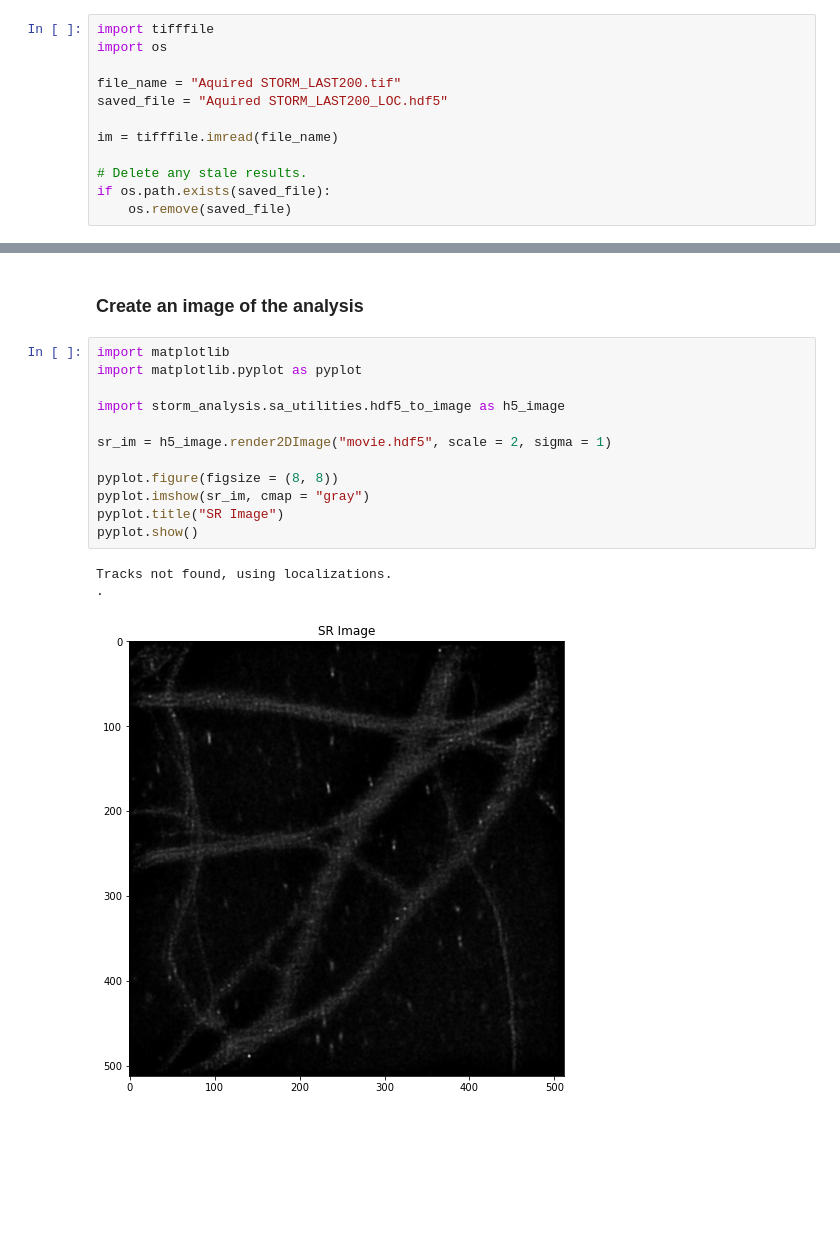
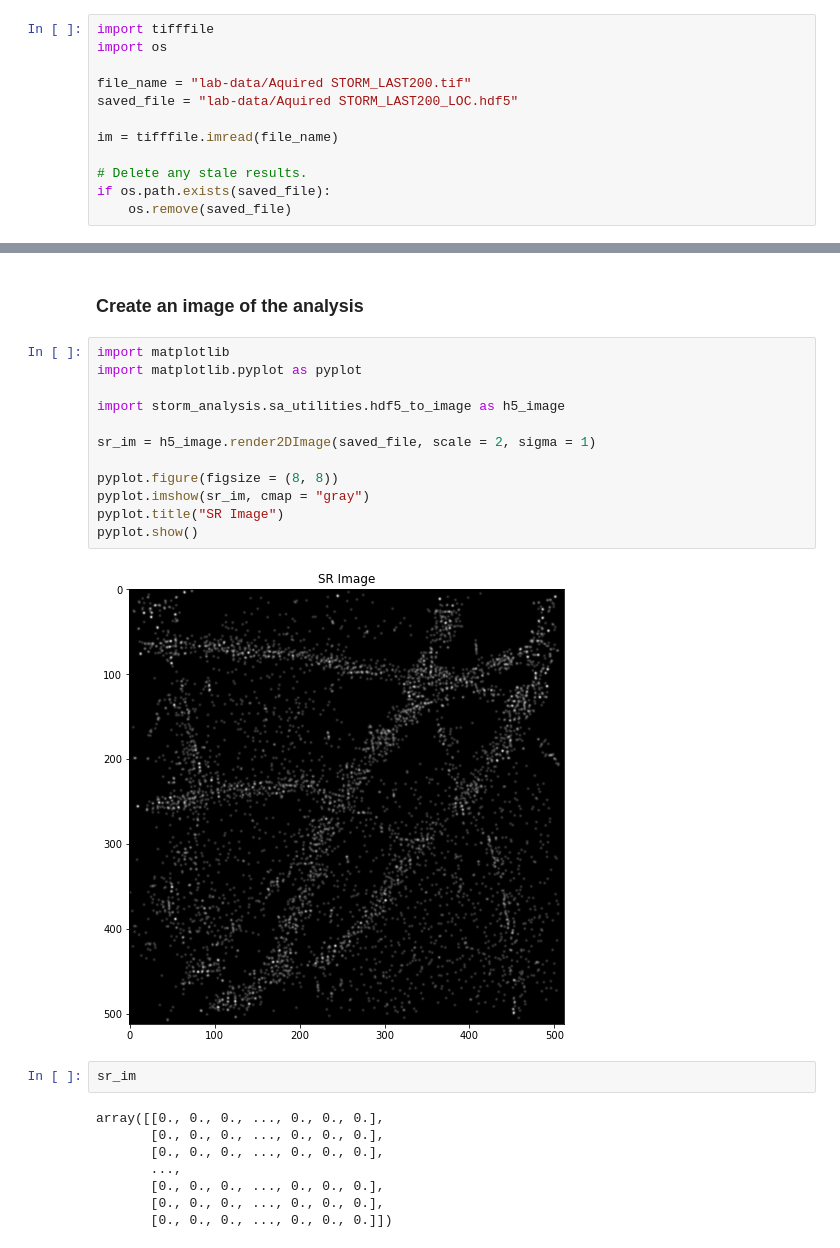
Before and after one commit to l6l6/storm-analysis, a Jupyter notebook: jupyter_notebooks/smlm_lab_report_2.ipynb, the cells around one changed output, grey strips where cells are left out. Saved outputs shown, nothing was run; the diff lists cells and outputs as text; blank space fills up the shorter version.

```diff
--- a/jupyter_notebooks/smlm_lab_report_2.ipynb
+++ b/jupyter_notebooks/smlm_lab_report_2.ipynb
@@ -16,8 +16,8 @@ You'll need to download the "sequence.zip" file to the above directory and the u
 import tifffile
 import os
 
-file_name = "Aquired STORM_LAST200.tif"
-saved_file = "Aquired STORM_LAST200_LOC.hdf5"
+file_name = "lab-data/Aquired STORM_LAST200.tif"
+saved_file = "lab-data/Aquired STORM_LAST200_LOC.hdf5"
 
 im = tifffile.imread(file_name)
 
@@ -133,16 +130,24 @@ TiffPage 0: TypeError: read_bytes() missing 3 required positional arguments: 'dt
 # %%
 import matplotlib
 import matplotlib.pyplot as pyplot
 
 import storm_analysis.sa_utilities.hdf5_to_image as h5_image
 
-sr_im = h5_image.render2DImage("movie.hdf5", scale = 2, sigma = 1)
+sr_im = h5_image.render2DImage(saved_file, scale = 2, sigma = 1)
 
 pyplot.figure(figsize = (8, 8))
 pyplot.imshow(sr_im, cmap = "gray")
 pyplot.title("SR Image")
 pyplot.show()
 # %% [output]
-Tracks not found, using localizations.
-.
-[figure, old version]
+[figure, new version]
+# %%
+sr_im
+# %% [output]
+array([[0., 0., 0., ..., 0., 0., 0.],
+       [0., 0., 0., ..., 0., 0., 0.],
+       [0., 0., 0., ..., 0., 0., 0.],
+       ...,
+       [0., 0., 0., ..., 0., 0., 0.],
+       [0., 0., 0., ..., 0., 0., 0.],
+       [0., 0., 0., ..., 0., 0., 0.]])
```
Also changed, not shown: parts of 4 cells of this notebook, 41 other files.
